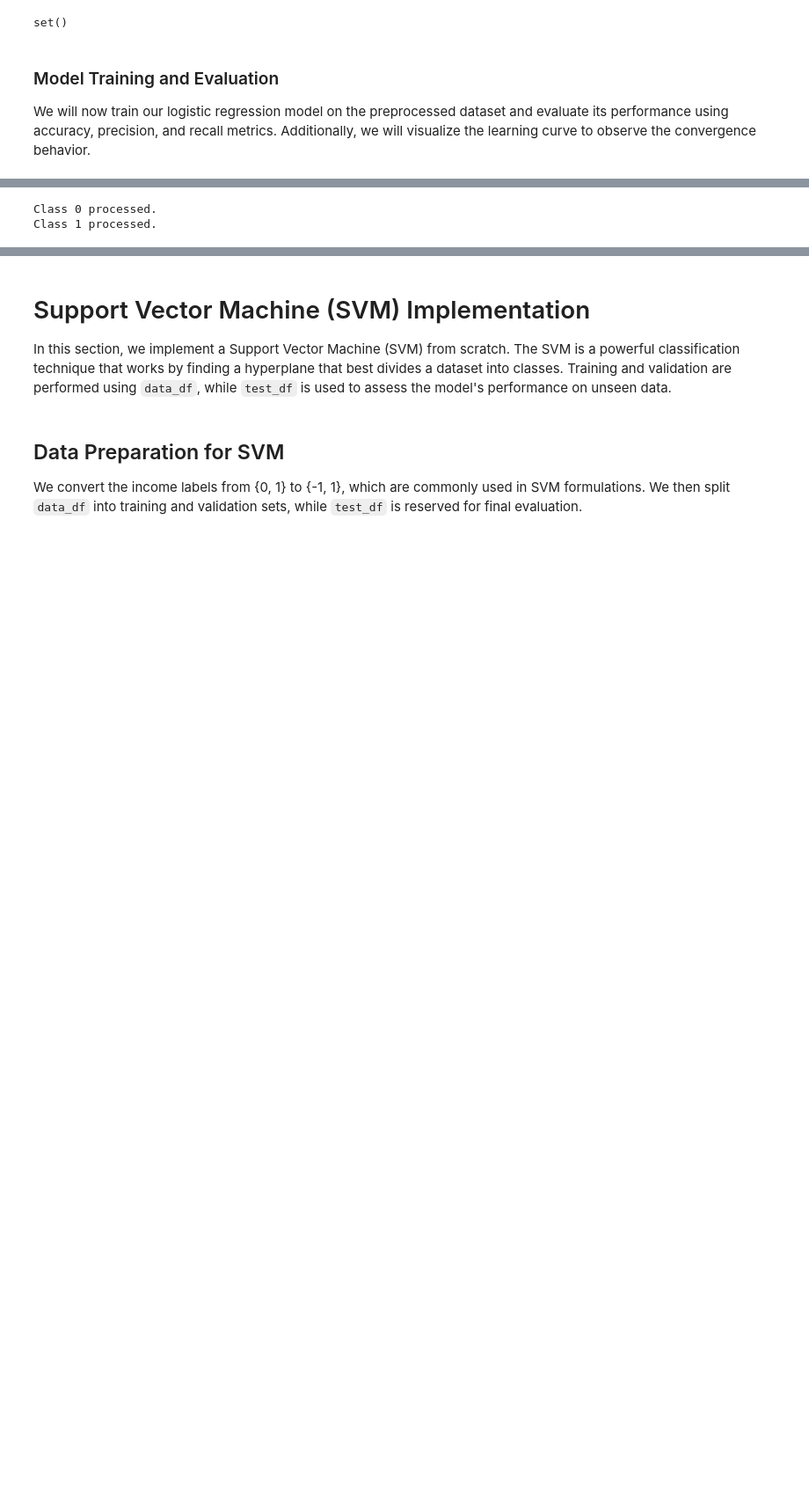
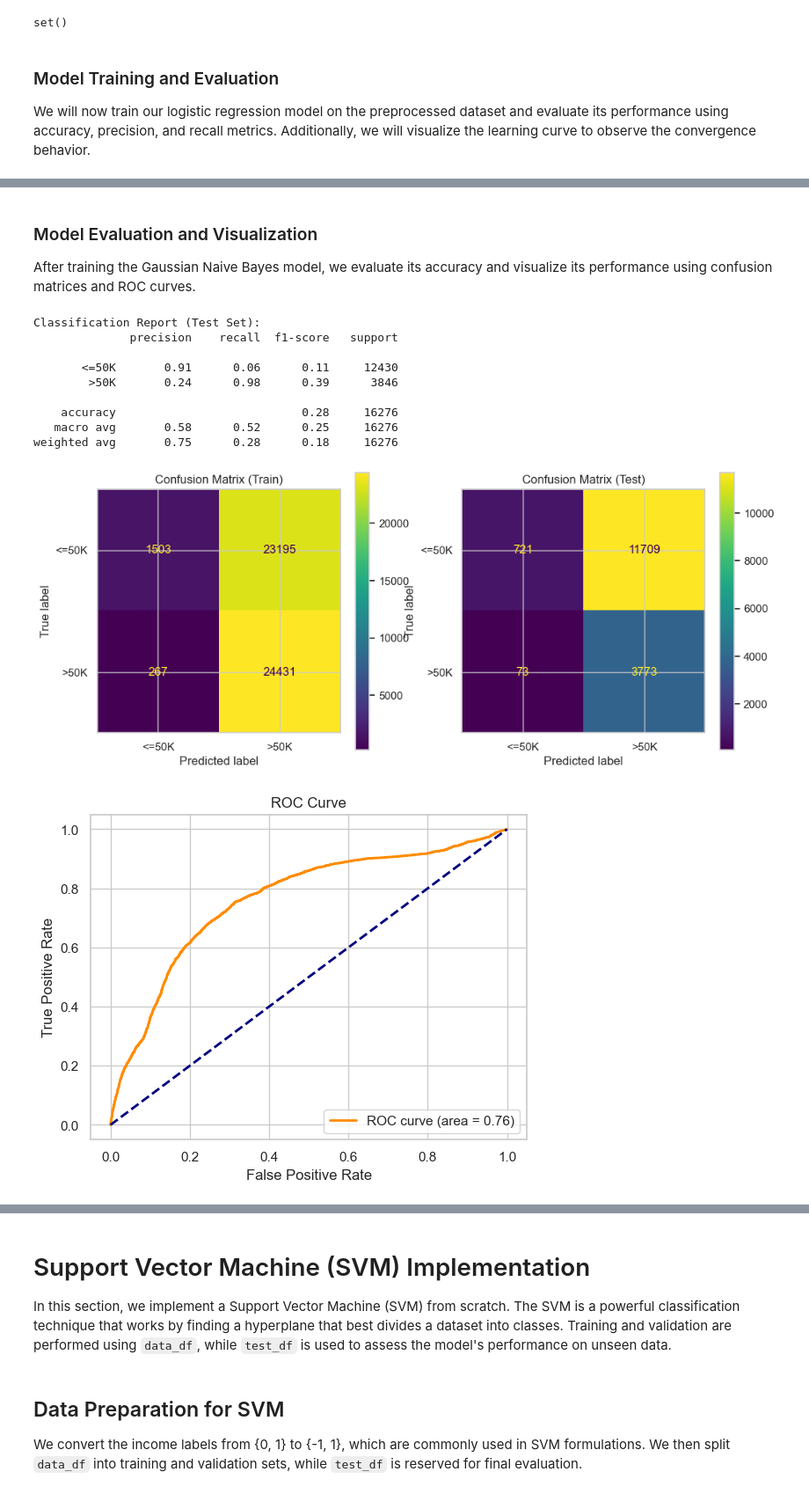
Before and after one commit to ShubhamPandya98/Statistical-Learning-Project, a Jupyter notebook: Income_Analysis.ipynb, the cells around one changed output, grey strips where cells are left out. Shown at 88% size. Cells and saved outputs as stored; diff of their text form; code cells hidden in the pictures; blank space fills up the shorter version.

```diff
--- a/Income_Analysis.ipynb
+++ b/Income_Analysis.ipynb
@@ -880,6 +779,0 @@ class GaussianNaiveBayes:
-# %%
-nb_model = GaussianNaiveBayes()
-nb_model.fit(X_train, y_train)
-# %% [output]
-Class 0 processed.
-Class 1 processed.
@@ -886,28 +836,49 @@ Class 1 processed.
+# %%
+# Training the Gaussian Naive Bayes model
+gnb_model = GaussianNaiveBayes()
+gnb_model.fit(X_train_scaled, y_train)
+
+# Predicting on the training and test datasets
+y_train_pred = gnb_model.predict(X_train_scaled)
+y_test_pred = gnb_model.predict(X_test_scaled)
+# %% [markdown]
+### Model Evaluation and Visualization
+
+After training the Gaussian Naive Bayes model, we evaluate its accuracy and visualize its performance using confusion matrices and ROC curves.
 # %%
-def evaluate_model(model, X_train, y_train, X_test, y_test):
-    y_train_pred = model.predict(X_train)
-    y_test_pred = model.predict(X_test)
-    train_acc = model.evaluate(X_train, y_train)
-    test_acc = model.evaluate(X_test, y_test)
+# Classification report and confusion matrix
+print("Classification Report (Test Set):")
+print(classification_report(y_test, y_test_pred, target_names=label_encoder.classes_))
 
-    print("Training Accuracy: {:.2f}%".format(100 * model.evaluate(X_train, y_train)))
-    print("Testing Accuracy: {:.2f}%".format(100 * model.evaluate(X_test, y_test)))
-    print("\nTraining Classification Report:\n", classification_report(y_train, y_train_pred))
-    print("\nTesting Classification Report:\n", classification_report(y_test, y_test_pred))
-    print("\nTraining Confusion Matrix:\n", confusion_matrix(y_train, y_train_pred))
-    print("\nTesting Confusion Matrix:\n", confusion_matrix(y_test, y_test_pred))
-# ROC Curve for Test Set
-    if hasattr(model, 'predict_proba'):
-        y_test_scores = model.predict_proba(X_test)[:, 1]
-        fpr, tpr, _ = roc_curve(y_test, y_test_scores)
-        roc_auc = auc(fpr, tpr)
-        plt.figure()
-        plt.plot(fpr, tpr, color='darkorange', lw=2, label='ROC curve (area = %0.2f)' % roc_auc)
-        plt.plot([0, 1], [0, 1], color='navy', lw=2, linestyle='--')
-        plt.xlabel('False Positive Rate')
-        plt.ylabel('True Positive Rate')
-        plt.title('Receiver Operating Characteristic for Test Set')
-        plt.legend(loc="lower right")
-        plt.show()
-    else:
-        print("Model does not support probability predictions, cannot plot ROC curve.")
+fig, ax = plt.subplots(1, 2, figsize=(12, 5))
+ConfusionMatrixDisplay.from_predictions(y_train, y_train_pred, ax=ax[0], display_labels=label_encoder.classes_)
+ax[0].set_title('Confusion Matrix (Train)')
+ConfusionMatrixDisplay.from_predictions(y_test, y_test_pred, ax=ax[1], display_labels=label_encoder.classes_)
+ax[1].set_title('Confusion Matrix (Test)')
+plt.show()
+
+# ROC Curve and AUC
+y_test_scores = gnb_model.predict_proba(X_test_scaled)[:, 1]  # Probability of class '>50K'
+fpr, tpr, thresholds = roc_curve(y_test, y_test_scores)
+roc_auc = auc(fpr, tpr)
+
+plt.figure()
+plt.plot(fpr, tpr, color='darkorange', lw=2, label='ROC curve (area = %0.2f)' % roc_auc)
+plt.plot([0, 1], [0, 1], color='navy', lw=2, linestyle='--')
+plt.xlabel('False Positive Rate')
+plt.ylabel('True Positive Rate')
+plt.title('ROC Curve')
+plt.legend(loc="lower right")
+plt.show()
+# %% [output]
+Classification Report (Test Set):
+              precision    recall  f1-score   support
+
+       <=50K       0.91      0.06      0.11     12430
+        >50K       0.24      0.98      0.39      3846
+
+    accuracy                           0.28     16276
+   macro avg       0.58      0.52      0.25     16276
+weighted avg       0.75      0.28      0.18     16276
+[figure, added]
+[figure, added]
```
Also changed, not shown: parts of 31 cells of this notebook.
